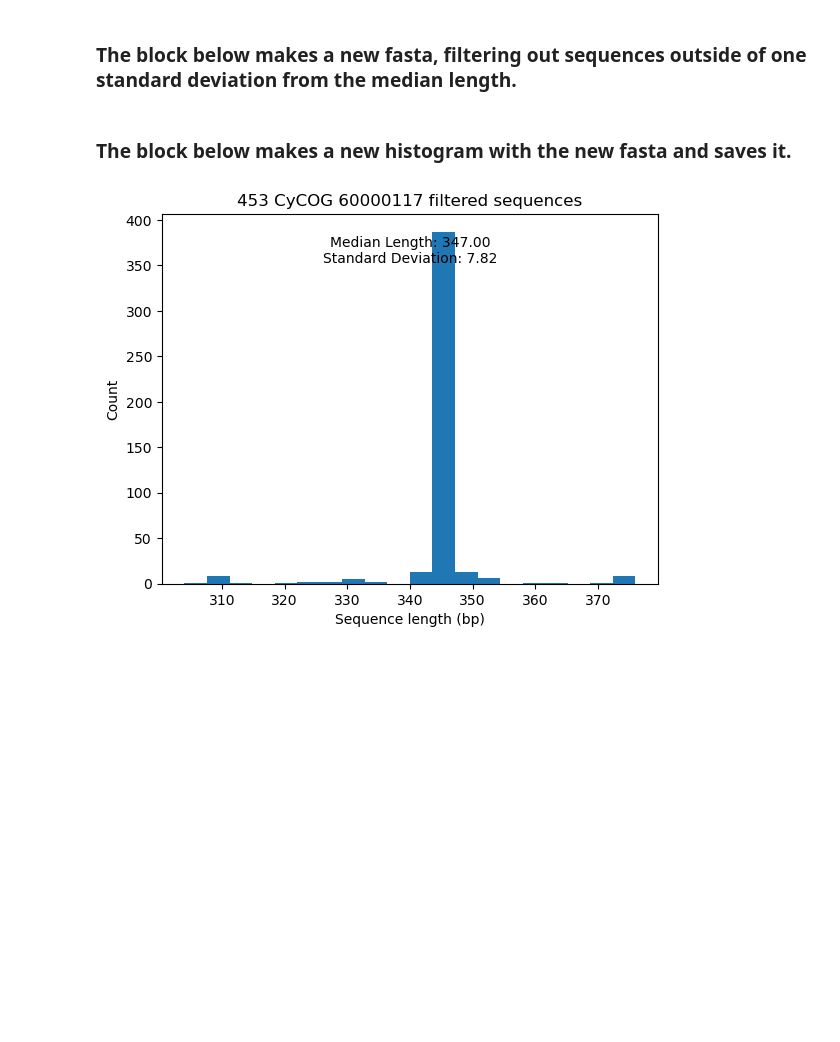
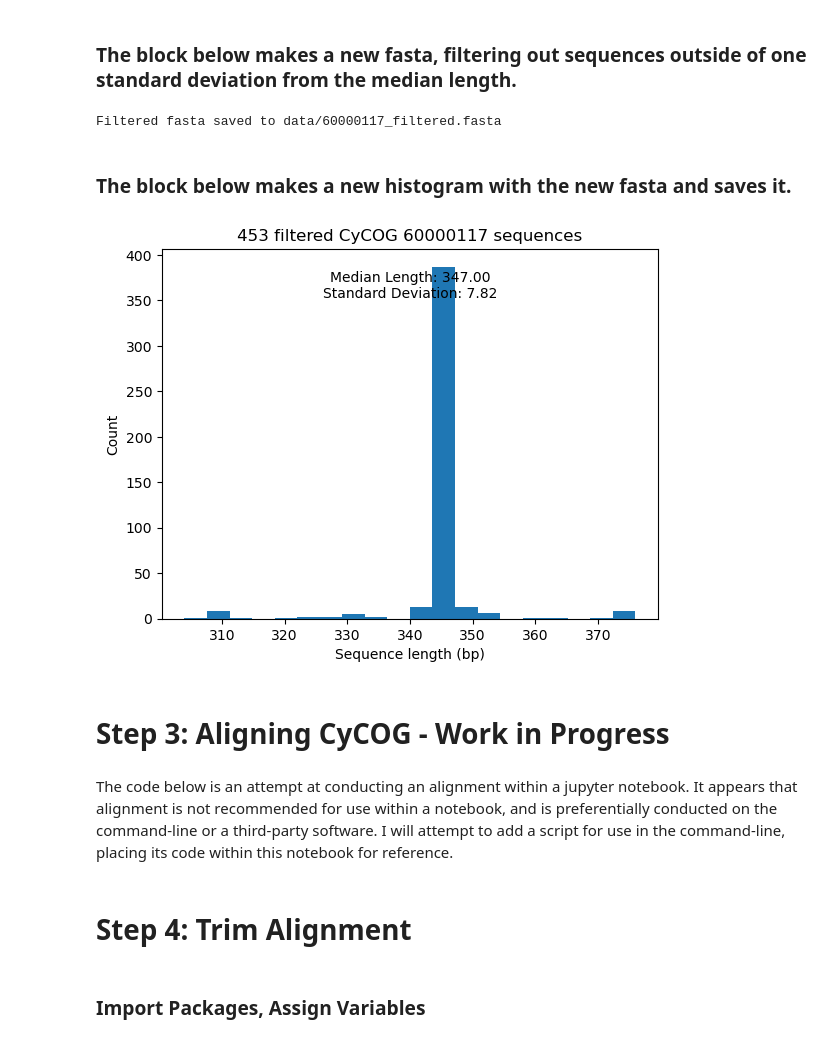
Before and after one commit to Jonahv11/cyano-serralysins, a Jupyter notebook: scripts/cycog-tree-tool/2-cycog_lengths/fasta_lengths.ipynb, the cells around one changed output. Saved outputs shown, nothing was run; the diff lists cells and outputs as text; code cells hidden in the pictures; blank space fills up the shorter version.

Commit message:
added notebook section for trimming alignments

```diff
--- a/scripts/cycog-tree-tool/2-cycog_lengths/fasta_lengths.ipynb
+++ b/scripts/cycog-tree-tool/2-cycog_lengths/fasta_lengths.ipynb
@@ -59,7 +61,7 @@ else:
     tol_high = tolerance[1]
 
 # Define output file path based on CyCOG number
-output_fasta_path = os.path.join("data", f"{cy_cog_number}_filtered.fasta")
+output_fasta_path = os.path.join("data", f"{cycog_number}_filtered.fasta")
 
 # Filter sequences based on one standard deviation from the median
 filtered_sequences = [seq for seq in sequences if len(seq) >= median_length - tol_low and len(seq) <= median_length + tol_high]
@@ -67,29 +69,39 @@ filtered_sequences = [seq for seq in sequences if len(seq) >= median_length - to
 # Write filtered sequences to the output FASTA file
 with open(output_fasta_path, "w") as output_file:
     SeqIO.write(filtered_sequences, output_file, "fasta")
+
+
+print(f"Filtered fasta saved to {output_fasta_path}")
+# %% [output]
+Filtered fasta saved to data/60000117_filtered.fasta
 # %% [markdown]
 ### The block below makes a new histogram with the new fasta and saves it.
 # %%
 # Calculate median and standard deviation
 sequence_lengths = np.array([len(seq) for seq in filtered_sequences])
 median_length = np.median(sequence_lengths)
 std_dev = np.std(sequence_lengths)
 
 # Plot histogram
 plt.hist(sequence_lengths, bins=20)
-plt.title(f"{len(sequence_lengths)} filtered CyCOG {cy_cog_number} sequences")
+plt.title(f"{len(sequence_lengths)} filtered CyCOG {cycog_number} sequences")
 plt.xlabel("Sequence length (bp)")
 plt.ylabel("Count")
 # plt.xlim((lower_lim,upper_lim)) #use this line if you want to use the first plot x axis range
 
 # Annotate median and standard deviation on the histogram
 plt.text(0.5, 0.9, f'Median Length: {median_length:.2f}\nStandard Deviation: {std_dev:.2f}',
            horizontalalignment='center', verticalalignment='center', transform=plt.gca().transAxes)
 
 # Save the histogram output inside the "data" directory
-output_histogram_path = os.path.join("data", f"{cy_cog_number}_hist.png")
+output_histogram_path = os.path.join("data", f"{cycog_number}_hist.png")
 plt.savefig(output_histogram_path, bbox_inches='tight')
 
 plt.show()
 # %% [output]
-[figure, old version]
+[figure, new version]
+# %% [markdown]
+# Step 3: Aligning CyCOG - Work in Progress
+# %% [markdown]
+The code below is an attempt at conducting an alignment within a jupyter notebook. It appears that alignment is not recommended for use within a notebook, and is preferentially conducted on the command-line or a third-party software.
+I will attempt to add a script for use in the command-line, placing its code within this notebook for reference.
@@ -95,0 +137,4 @@ plt.show()
+# %% [markdown]
+# Step 4: Trim Alignment
+# %% [markdown]
+### Import Packages, Assign Variables
```
Also changed, not shown: parts of 7 cells of this notebook.
